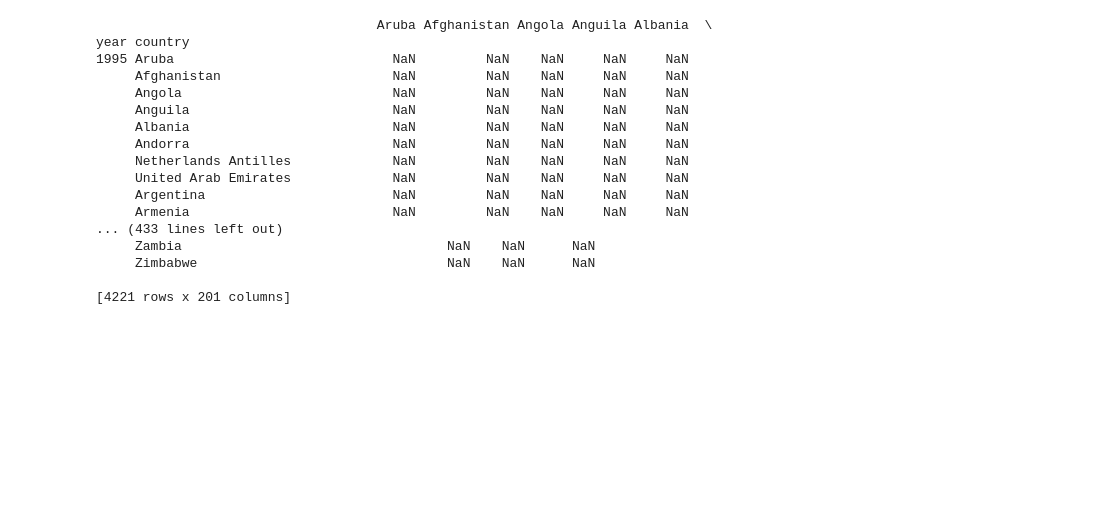
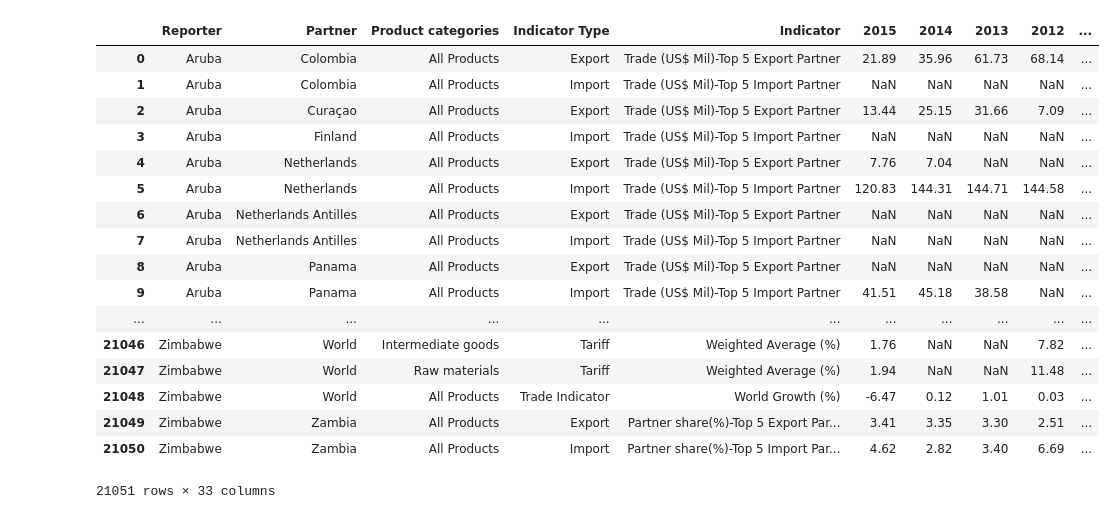
Before and after one commit to swigman/TrueEmissions, a Jupyter notebook: True Emissions Analysis.ipynb, the cells around one changed output. Saved outputs shown, nothing was run; the diff lists cells and outputs as text; code cells hidden in the pictures; blank space fills up the shorter version.

Commit message:
Building MultiIndex DF

```diff
--- a/True Emissions Analysis.ipynb
+++ b/True Emissions Analysis.ipynb
@@ -66,0 +131,4 @@ countries = ['Aruba', 'Afghanistan', 'Angola', 'Anguila', 'Albania', 'Andorra',
+# %%
+trade_data_export = trade_data[trade_data.Partner != '...']
+# %%
+trade_data_export=trade_data_export[trade_data_export['Reporter'].notnull()]
@@ -66,0 +155,5 @@ countries = ['Aruba', 'Afghanistan', 'Angola', 'Anguila', 'Albania', 'Andorra',
+# %%
+countries_to_remove=['Belgium-Luxembourg', 'European Union', 'Other Asia, nes',' World']
+# %%
+for country in countries_to_remove:
+    trade_data_export = trade_data_export[trade_data_export.Reporter != country]
@@ -66,0 +185,22 @@ countries = ['Aruba', 'Afghanistan', 'Angola', 'Anguila', 'Albania', 'Andorra',
+# %%
+trade_data_export.reset_index(drop=True, inplace=True)
+trade_data_export
+# %% [output]
+|  | Reporter | Partner | Product categories | Indicator Type | Indicator | 2015 | 2014 | 2013 | 2012 | ... |
+| 0 | Aruba | Colombia | All Products | Export | Trade (US$ Mil)-Top 5 Export Partner | 21.89 | 35.96 | 61.73 | 68.14 | ... |
+| 1 | Aruba | Colombia | All Products | Import | Trade (US$ Mil)-Top 5 Import Partner | NaN | NaN | NaN | NaN | ... |
+| 2 | Aruba | Curaçao | All Products | Export | Trade (US$ Mil)-Top 5 Export Partner | 13.44 | 25.15 | 31.66 | 7.09 | ... |
+| 3 | Aruba | Finland | All Products | Import | Trade (US$ Mil)-Top 5 Import Partner | NaN | NaN | NaN | NaN | ... |
+| 4 | Aruba | Netherlands | All Products | Export | Trade (US$ Mil)-Top 5 Export Partner | 7.76 | 7.04 | NaN | NaN | ... |
+| 5 | Aruba | Netherlands | All Products | Import | Trade (US$ Mil)-Top 5 Import Partner | 120.83 | 144.31 | 144.71 | 144.58 | ... |
+| 6 | Aruba | Netherlands Antilles | All Products | Export | Trade (US$ Mil)-Top 5 Export Partner | NaN | NaN | NaN | NaN | ... |
+| 7 | Aruba | Netherlands Antilles | All Products | Import | Trade (US$ Mil)-Top 5 Import Partner | NaN | NaN | NaN | NaN | ... |
+| 8 | Aruba | Panama | All Products | Export | Trade (US$ Mil)-Top 5 Export Partner | NaN | NaN | NaN | NaN | ... |
+| 9 | Aruba | Panama | All Products | Import | Trade (US$ Mil)-Top 5 Import Partner | 41.51 | 45.18 | 38.58 | NaN | ... |
+| ... | ... | ... | ... | ... | ... | ... | ... | ... | ... | ... |
+| 21046 | Zimbabwe | World | Intermediate goods | Tariff | Weighted Average (%) | 1.76 | NaN | NaN | 7.82 | ... |
+| 21047 | Zimbabwe | World | Raw materials | Tariff | Weighted Average (%) | 1.94 | NaN | NaN | 11.48 | ... |
+| 21048 | Zimbabwe | World | All Products | Trade Indicator | World Growth (%) | -6.47 | 0.12 | 1.01 | 0.03 | ... |
+| 21049 | Zimbabwe | Zambia | All Products | Export | Partner share(%)-Top 5 Export Par... | 3.41 | 3.35 | 3.30 | 2.51 | ... |
+| 21050 | Zimbabwe | Zambia | All Products | Import | Partner share(%)-Top 5 Import Par... | 4.62 | 2.82 | 3.40 | 6.69 | ... |
+21051 rows × 33 columns
@@ -78,20 +223,0 @@ data = pd.DataFrame(columns=countries,index=multi_index)
-# %%
-print(data)
-# %% [output]
-                                    Aruba Afghanistan Angola Anguila Albania  \
-year country
-1995 Aruba                            NaN         NaN    NaN     NaN     NaN
-     Afghanistan                      NaN         NaN    NaN     NaN     NaN
-     Angola                           NaN         NaN    NaN     NaN     NaN
-     Anguila                          NaN         NaN    NaN     NaN     NaN
-     Albania                          NaN         NaN    NaN     NaN     NaN
-     Andorra                          NaN         NaN    NaN     NaN     NaN
-     Netherlands Antilles             NaN         NaN    NaN     NaN     NaN
-     United Arab Emirates             NaN         NaN    NaN     NaN     NaN
-     Argentina                        NaN         NaN    NaN     NaN     NaN
-     Armenia                          NaN         NaN    NaN     NaN     NaN
-... (433 lines left out)
-     Zambia                                  NaN    NaN      NaN
-     Zimbabwe                                NaN    NaN      NaN
-
-[4221 rows x 201 columns]
```
Also changed, not shown: parts of 23 cells of this notebook.
